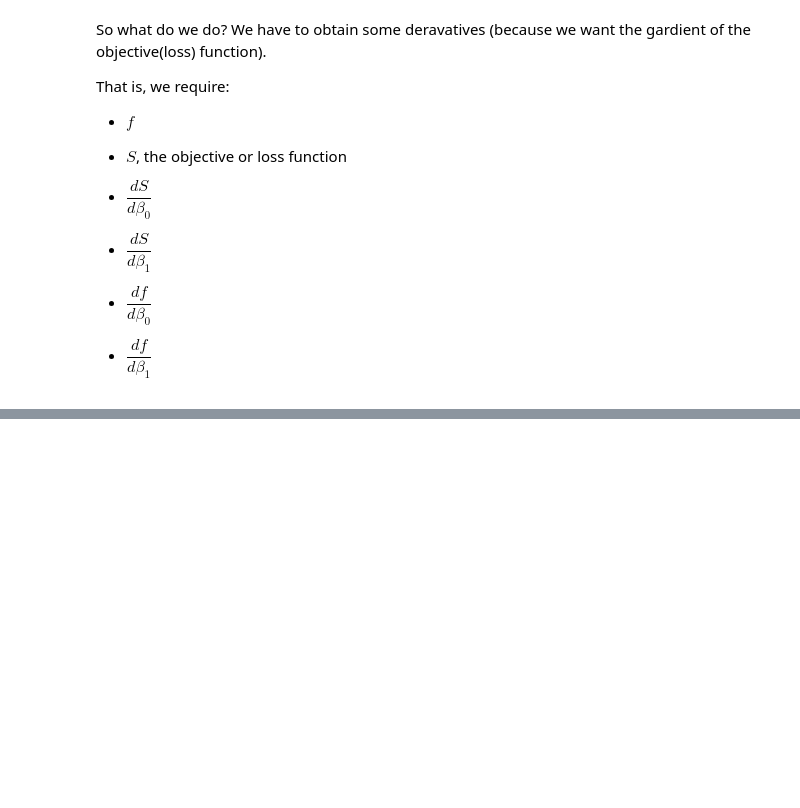
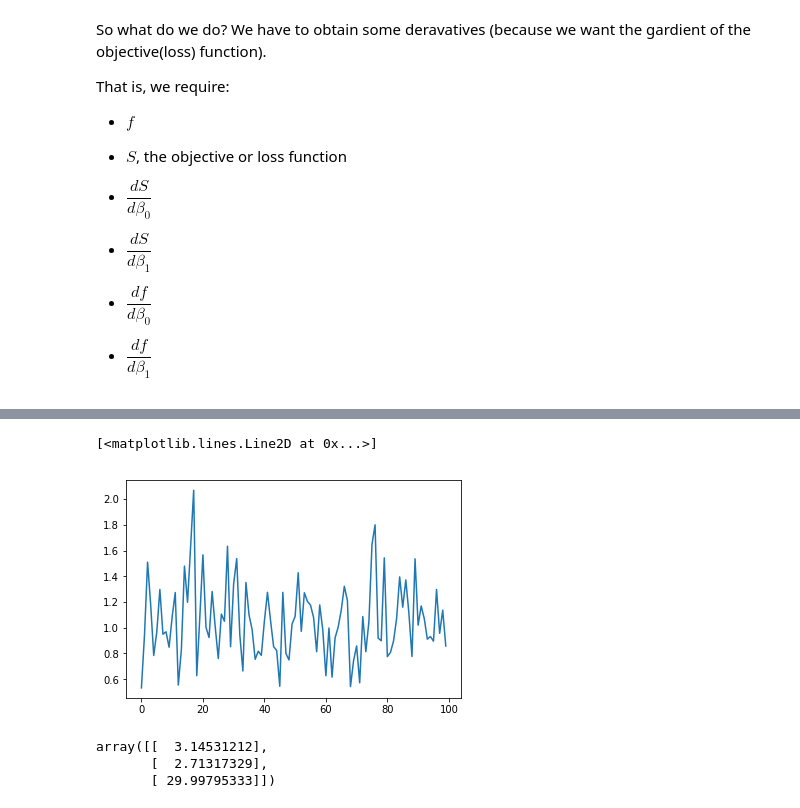
Before and after one commit to jameshorine/metis, a Jupyter notebook: teaching_demo/stochastic_gradient_descent.ipynb, the cells around one changed output, grey strips where cells are left out. Drawn from its saved outputs; the diff is of its cells as text; code cells hidden in the pictures; blank space fills up the shorter version.

```diff
--- a/teaching_demo/stochastic_gradient_descent.ipynb
+++ b/teaching_demo/stochastic_gradient_descent.ipynb
@@ -124,0 +191,43 @@ array([ 2.44002933,  3.17663621])
+# %%
+N = 1000
+D = 3
+X = 5*np.random.randn(N,D)
+betas = np.array([[math.pi],[math.exp(1)],[30]])
+y = X.dot(betas)
+y_obs = y + np.random.randn(N,1)
+# %%
+def dS_dbetas(X,e,betas):
+    return -2*X.T.dot(e)/len(X)
+
+def stochastic_gradient_descent(gamma=1e-2, n_epochs=100, batch_size=20, decay=0.9):
+    epoch_run = int(len(X)/batch_size)
+
+    # get starting conditions
+    betas = np.random.randn(D,1)
+    params = []
+    loss = np.zeros((n_epochs,1))
+    for i in range(n_epochs):
+        params.append(betas)
+
+        for j in range(epoch_run):
+            idx = np.random.choice(len(X),batch_size,replace=False)
+            e = y_obs[idx] - X[idx].dot(betas) # Really important that you use y_obs and not y (you do not have access to true y)
+            #update parameters
+            betas = betas - gamma*dS_dbetas(X[idx],e,betas)
+        loss[i] = e.T.dot(e)/len(e)
+        gamma = gamma*decay #decay the learning parameter
+
+    return params, loss
+
+params, loss = stochastic_gradient_descent()
+# %%
+plt.plot(loss)
+# %% [output]
+[<matplotlib.lines.Line2D at 0x...>]
+[figure, added]
+# %%
+params[-1]
+# %% [output]
+array([[  3.14531212],
+       [  2.71317329],
+       [ 29.99795333]])
```
Also changed, not shown: parts of 12 cells of this notebook.
